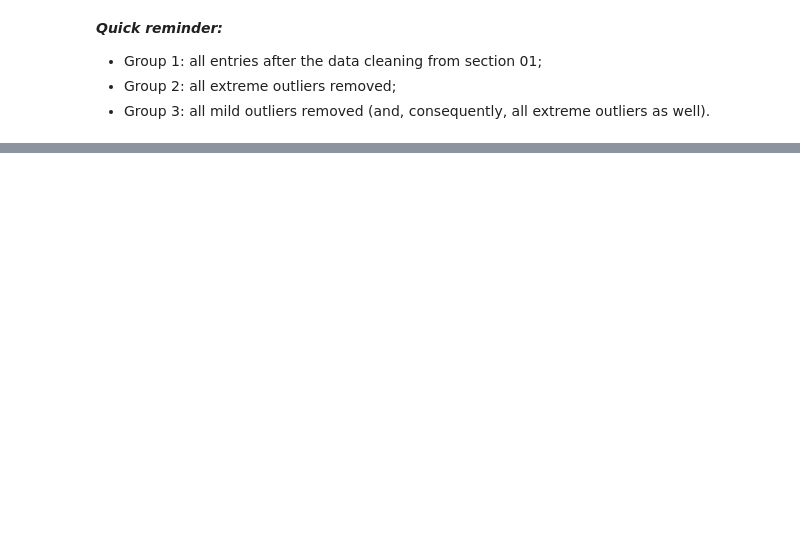
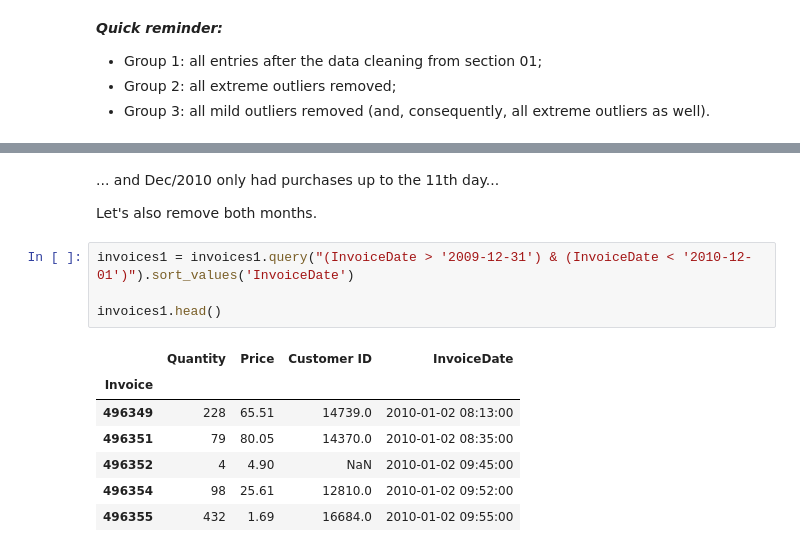
Before and after one commit to igordpm/extracting-insights-from-raw-data, a Jupyter notebook: 02 - Temporal analysis and Streamlit.ipynb, the cells around one changed output, grey strips where cells are left out. Drawn from its saved outputs; the diff is of its cells as text; blank space fills up the shorter version.

```diff
--- a/02 - Temporal analysis and Streamlit.ipynb
+++ b/02 - Temporal analysis and Streamlit.ipynb
@@ -30,0 +92,16 @@ Let's get things going:
+# %% [markdown]
+... and Dec/2010 only had purchases up to the 11th day...
+
+Let's also remove both months.
+# %%
+invoices1 = invoices1.query("(InvoiceDate > '2009-12-31') & (InvoiceDate < '2010-12-01')").sort_values('InvoiceDate')
+
+invoices1.head()
+# %% [output]
+|  | Quantity | Price | Customer ID | InvoiceDate |
+| Invoice |  |  |  |  |
+| 496349 | 228 | 65.51 | 14739.0 | 2010-01-02 08:13:00 |
+| 496351 | 79 | 80.05 | 14370.0 | 2010-01-02 08:35:00 |
+| 496352 | 4 | 4.90 | NaN | 2010-01-02 09:45:00 |
+| 496354 | 98 | 25.61 | 12810.0 | 2010-01-02 09:52:00 |
+| 496355 | 432 | 1.69 | 16684.0 | 2010-01-02 09:55:00 |
```
Also changed, not shown: parts of 19 cells of this notebook, 6 other files.
